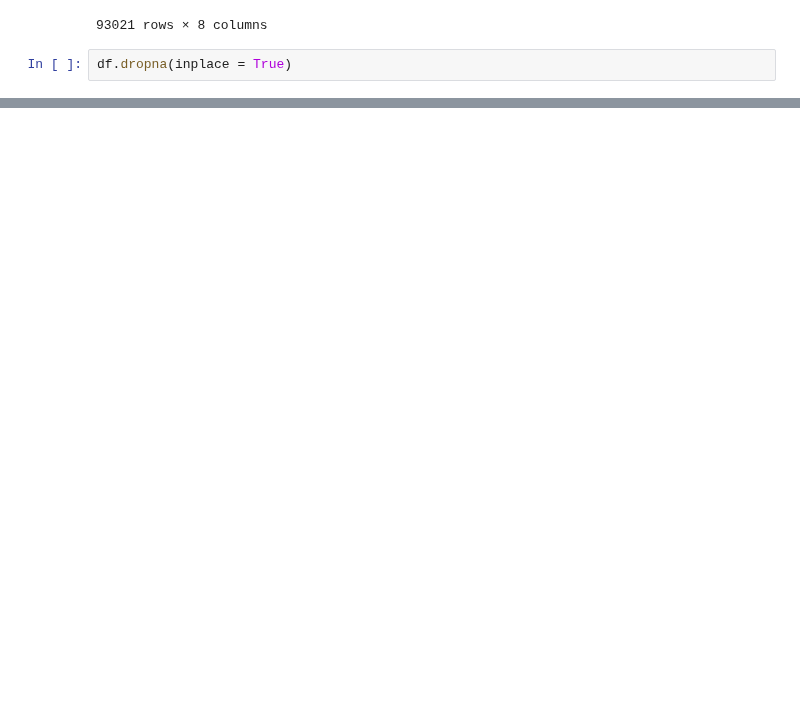
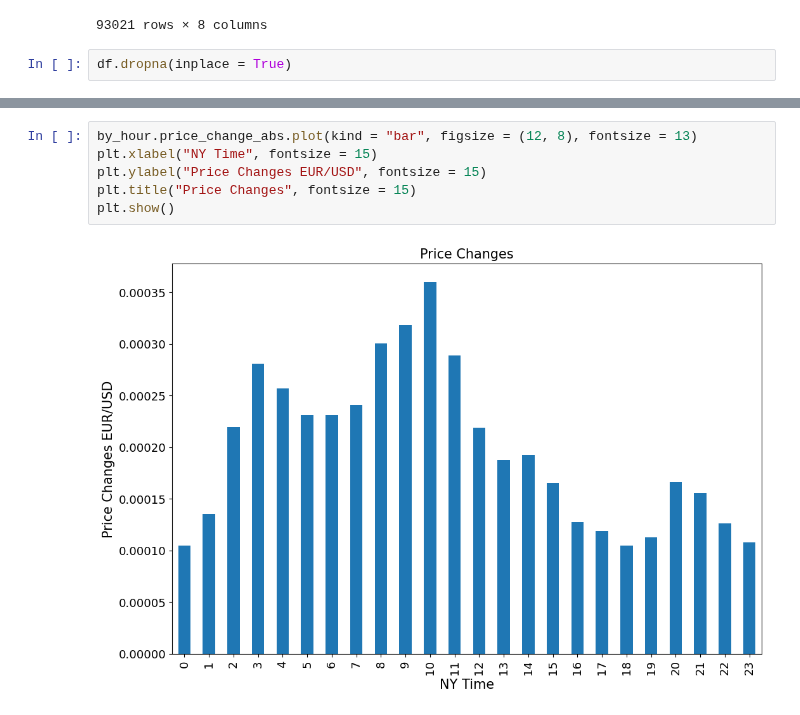
Before and after one commit to apasvenskas/Python-practice-with-financial-data, a Jupyter notebook: Data_Prep/Preparing_Data.ipynb, the cells around one changed output, grey strips where cells are left out. Saved outputs shown, nothing was run; the diff lists cells and outputs as text; blank space fills up the shorter version.

```diff
--- a/Data_Prep/Preparing_Data.ipynb
+++ b/Data_Prep/Preparing_Data.ipynb
@@ -103,0 +153,8 @@ df.dropna(inplace = True)
+# %%
+by_hour.price_change_abs.plot(kind = "bar", figsize = (12, 8), fontsize = 13)
+plt.xlabel("NY Time", fontsize = 15)
+plt.ylabel("Price Changes EUR/USD", fontsize = 15)
+plt.title("Price Changes", fontsize = 15)
+plt.show()
+# %% [output]
+[figure, added]
```
Also changed, not shown: parts of 6 cells of this notebook.
